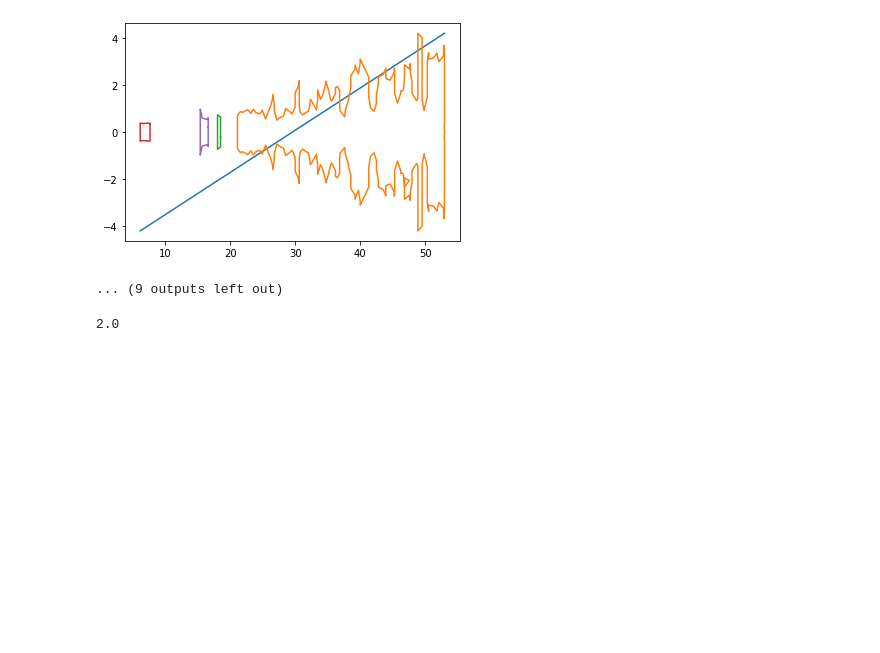
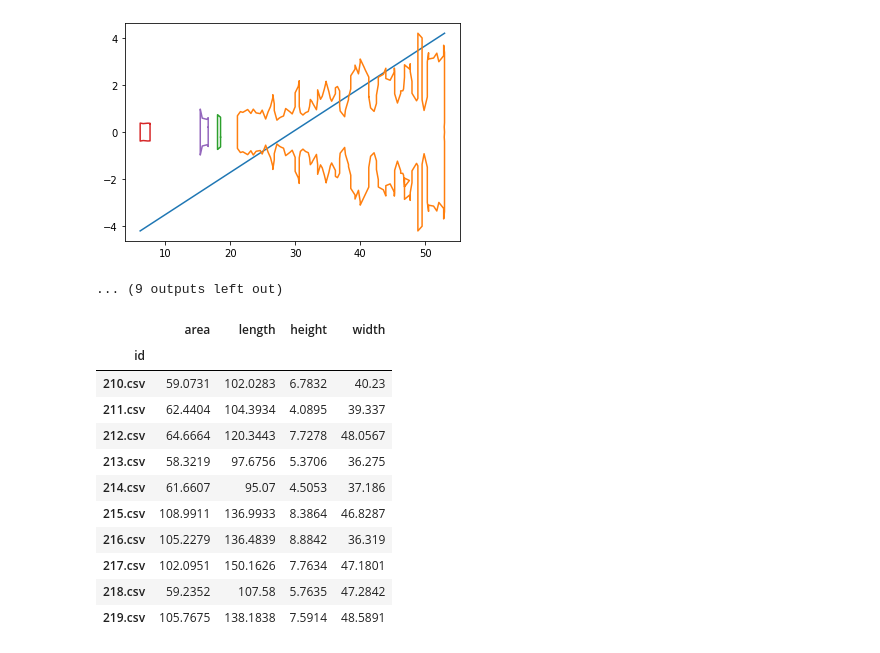
Before and after one commit to nafiul-nipu/Contrails-Python, a Jupyter notebook: contrails shape calc/contrails_shape_calc.ipynb, the cells around one changed output. Drawn from its saved outputs; the diff is of its cells as text; code cells hidden in the pictures; blank space fills up the shorter version.

Commit message:
calculation for shape added

```diff
--- a/contrails shape calc/contrails_shape_calc.ipynb
+++ b/contrails shape calc/contrails_shape_calc.ipynb
@@ -291,7 +291,17 @@ https://towardsdatascience.com/the-concave-hull-c649795c0f0f
 # %% [output]
 '\nhttps://stackoverflow.com/questions/19873596/convex-hull-area-in-python\n\nhttps://towardsdatascience.com/the-concave-hull-c649795c0f0f\n'
 # %%
+# new calculation for shape similarity
+
 # folders = [f for f in listdir("data/input/")]
+columns = ['id', 'area', 'length', 'height', 'width']
+
+fileName = []
+area = []
+length = []
+height = []
+width = []
+
 folders = ['newData']
 # print(folders)
 for folder in folders:
@@ -343,17 +353,34 @@ for folder in folders:
             shapeData.append(Polygon(bound))
 
         polygon = MultiPolygon(shapeData)
-        x1,y1,x2,y2 = polygon.bounds
+        minx,miny,maxx,maxy = polygon.bounds
 
-        slope = (y2-y1)/(x2-x1)
+        slope = (maxy-miny)/(maxx-minx)
 
-        plt.plot([x1,x2], [y1,y2])
+        plt.plot([minx,maxx], [miny,maxy])
         for geom in polygon.geoms:
             x,y = geom.exterior.xy
             plt.plot(x,y)
         plt.show()
 
+#         ['id', 'area', 'length', 'height', 'width']
+
+        fileName.append(file)
+        area.append(round(polygon.area, 4))
+        length.append(round(polygon.length, 4))
+        h = abs(maxy - miny)
+        height.append(round(h, 4))
+        w = abs(maxx - minx)
+        width.append(round(w, 4))
+
         print("area = {} , length = {}, bounds = {}, slope = {}".format(polygon.area , polygon.length, polygon.bounds, slope))
+
+print(fileName)
+print(area)
+print(length)
+print(height)
+print(width)
+similarityAttributes = pd.DataFrame(np.column_stack([fileName, area, length, height, width]), columns = columns)
 # %% [output]
 210.csv
 [figure]
@@ -374,9 +401,17 @@ area = 61.66068096829855 , length = 95.06998361821617, bounds = (15.759, -2.2526
 [figure]
 ... (9 outputs left out)
 # %%
-a = [(0, 0), (0, 1), (1, 1), (1, 0), (0, 0)]
-b = [(1, 1), (1, 2), (2, 2), (2, 1), (1, 1)]
-mp = MultiPolygon([Polygon(a), Polygon(b)])
-mp.area
+similarityAttributes
 # %% [output]
-2.0
+|  | area | length | height | width |
+| id |  |  |  |  |
+| 210.csv | 59.0731 | 102.0283 | 6.7832 | 40.23 |
+| 211.csv | 62.4404 | 104.3934 | 4.0895 | 39.337 |
+| 212.csv | 64.6664 | 120.3443 | 7.7278 | 48.0567 |
+| 213.csv | 58.3219 | 97.6756 | 5.3706 | 36.275 |
+| 214.csv | 61.6607 | 95.07 | 4.5053 | 37.186 |
+| 215.csv | 108.9911 | 136.9933 | 8.3864 | 46.8287 |
+| 216.csv | 105.2279 | 136.4839 | 8.8842 | 36.319 |
+| 217.csv | 102.0951 | 150.1626 | 7.7634 | 47.1801 |
+| 218.csv | 59.2352 | 107.58 | 5.7635 | 47.2842 |
+| 219.csv | 105.7675 | 138.1838 | 7.5914 | 48.5891 |
```
Also changed, not shown: parts of 3 cells of this notebook, 1 other file.
